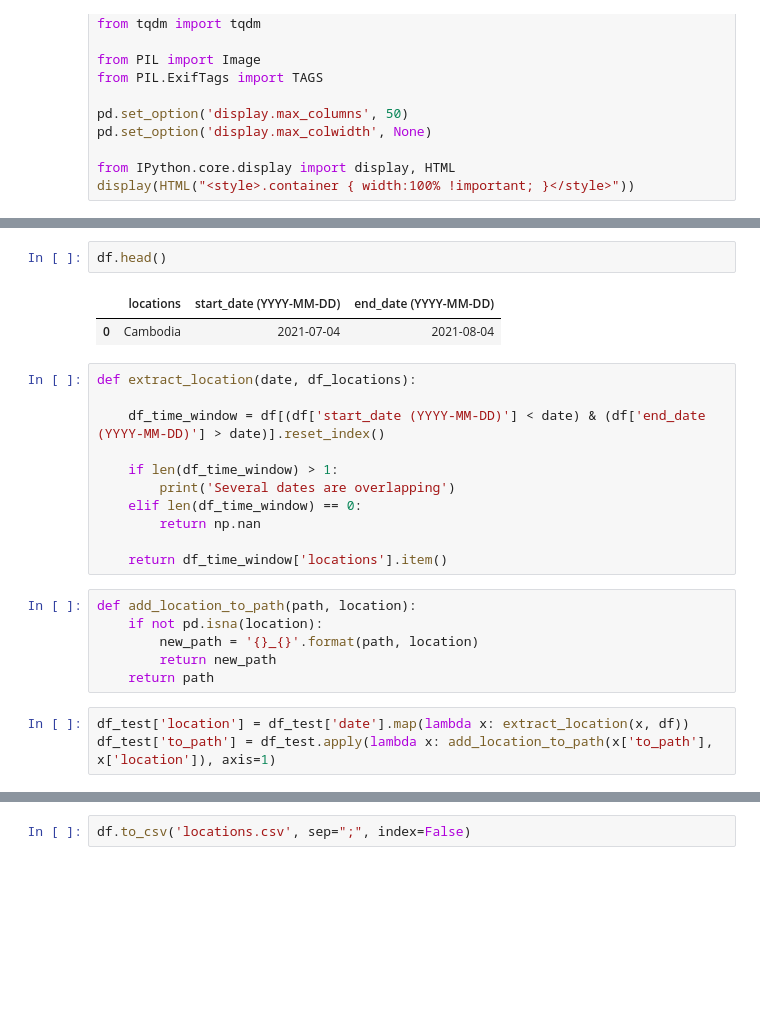
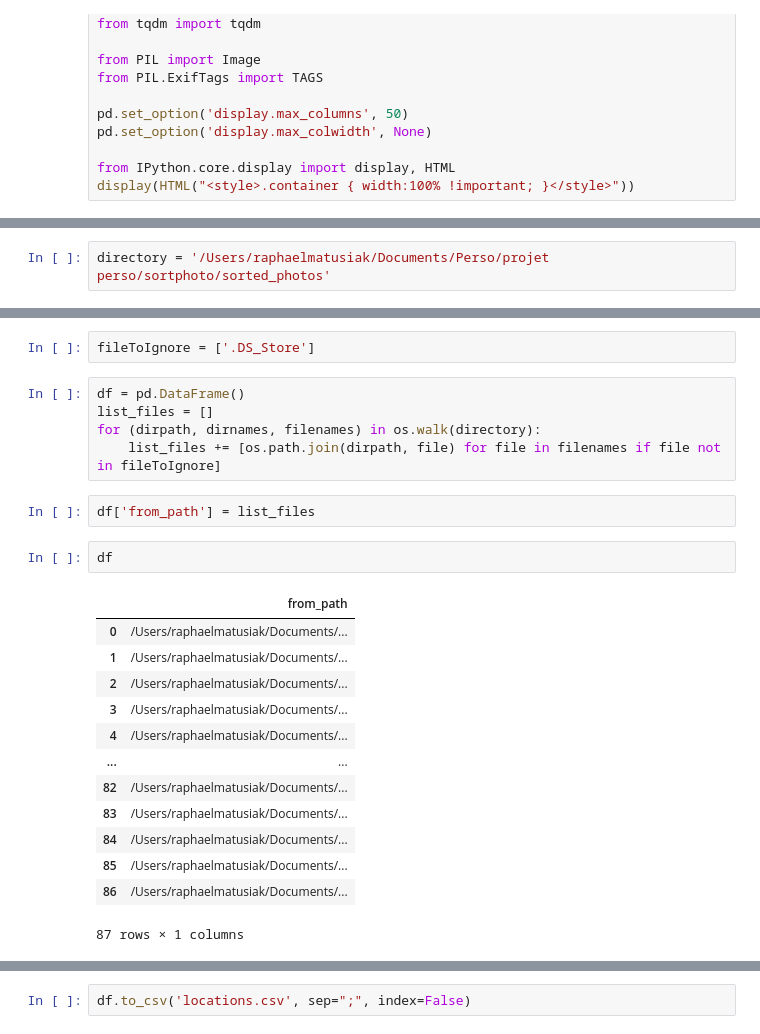
Before and after one commit to raphmatu/sortphoto, a Jupyter notebook: draft.ipynb, the cells around one changed output, grey strips where cells are left out. Saved outputs shown, nothing was run; the diff lists cells and outputs as text; blank space fills up the shorter version.

```diff
--- a/draft.ipynb
+++ b/draft.ipynb
@@ -20 +18,3 @@ df_test = pd.read_csv('df_auto.csv', sep=",")
+# %%
+directory = '/Users/raphaelmatusiak/Documents/Perso/projet perso/sortphoto/sorted_photos'
 # %%
@@ -35,25 +109,25 @@ df_test.head()
+# %%
+fileToIgnore = ['.DS_Store']
+# %%
+df = pd.DataFrame()
+list_files = []
+for (dirpath, dirnames, filenames) in os.walk(directory):
+    list_files += [os.path.join(dirpath, file) for file in filenames if file not in fileToIgnore]
+# %%
+df['from_path'] = list_files
 # %%
-df.head()
+df
 # %% [output]
-|  | locations | start_date (YYYY-MM-DD) | end_date (YYYY-MM-DD) |
-| 0 | Cambodia | 2021-07-04 | 2021-08-04 |
+|  | from_path |
+| 0 | /Users/raphaelmatusiak/Documents/... |
+| 1 | /Users/raphaelmatusiak/Documents/... |
+| 2 | /Users/raphaelmatusiak/Documents/... |
+| 3 | /Users/raphaelmatusiak/Documents/... |
+| 4 | /Users/raphaelmatusiak/Documents/... |
+| ... | ... |
+| 82 | /Users/raphaelmatusiak/Documents/... |
+| 83 | /Users/raphaelmatusiak/Documents/... |
+| 84 | /Users/raphaelmatusiak/Documents/... |
+| 85 | /Users/raphaelmatusiak/Documents/... |
+| 86 | /Users/raphaelmatusiak/Documents/... |
+87 rows × 1 columns
-# %%
-def extract_location(date, df_locations):
-
-    df_time_window = df[(df['start_date (YYYY-MM-DD)'] < date) & (df['end_date (YYYY-MM-DD)'] > date)].reset_index()
-
-    if len(df_time_window) > 1:
-        print('Several dates are overlapping')
-    elif len(df_time_window) == 0:
-        return np.nan
-
-    return df_time_window['locations'].item()
-# %%
-def add_location_to_path(path, location):
-    if not pd.isna(location):
-        new_path = '{}_{}'.format(path, location)
-        return new_path
-    return path
-# %%
-df_test['location'] = df_test['date'].map(lambda x: extract_location(x, df))
-df_test['to_path'] = df_test.apply(lambda x: add_location_to_path(x['to_path'], x['location']), axis=1)
```
Also changed, not shown: parts of 16 cells of this notebook, 3 other files.
